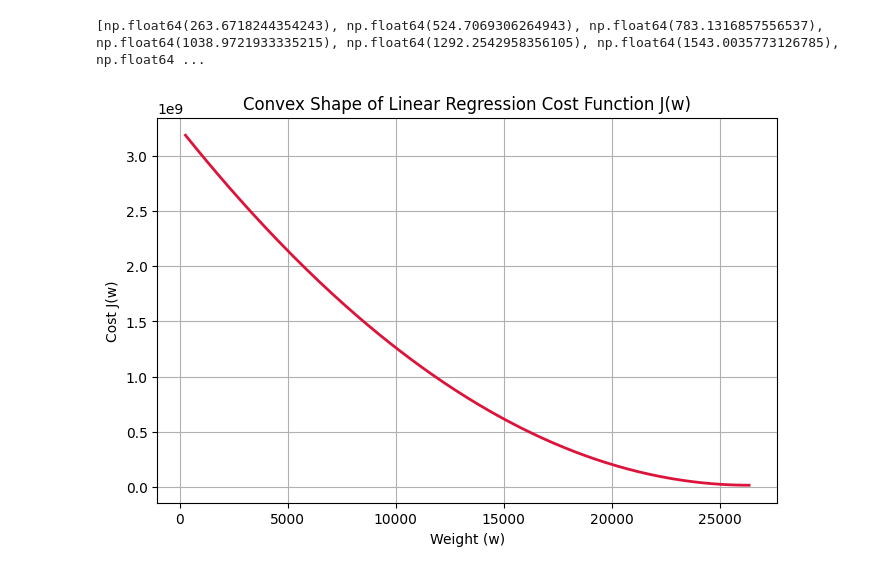
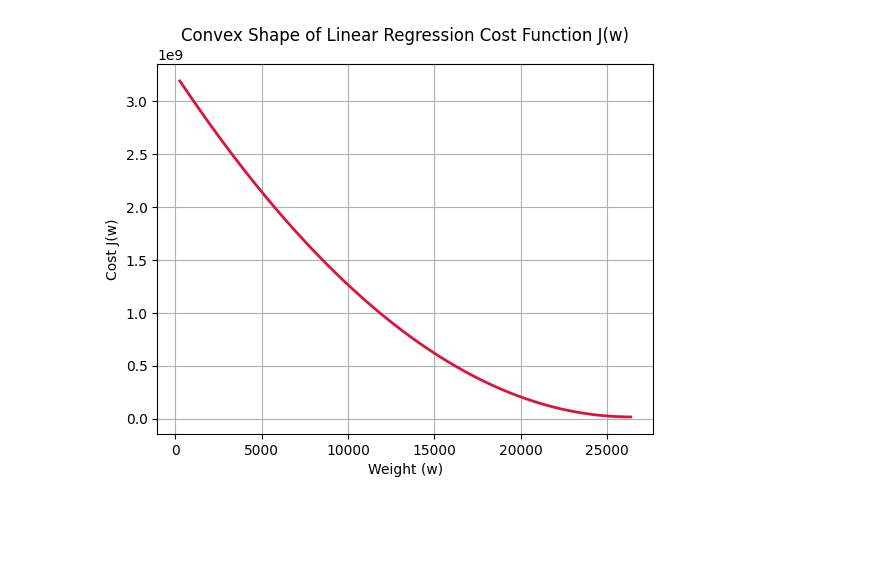
Before and after one commit to sagargor006/ml-algo-from-scratch, a Jupyter notebook: Linear Regression/univariate.ipynb, the cells around one changed output. Saved outputs shown, nothing was run; the diff lists cells and outputs as text; code cells hidden in the pictures; blank space fills up the shorter version.

Commit message:
plots added

```diff
--- a/Linear Regression/univariate.ipynb
+++ b/Linear Regression/univariate.ipynb
@@ -5,4 +4,0 @@ import matplotlib.pyplot as plt
-# %%
-def load_data():
-    data = np.genfromtxt('salary.csv', delimiter=',', skip_header=1)
-    return data[:,0] , data[:,1]
@@ -118,12 +46,10 @@ predict 8 : 101387.5215555621
 # %%
-print(w_history)
-plt.figure(figsize=(8,5))
+# plt.figure(figsize=(8,5))
 plt.plot(w_history, cost_history, color='crimson', linewidth=2)
 plt.title("Convex Shape of Linear Regression Cost Function J(w)")
 plt.xlabel("Weight (w)")
 plt.ylabel("Cost J(w)")
 plt.grid(True)
 plt.show()
 # %% [output]
-[np.float64(263.6718244354243), np.float64(524.7069306264943), np.float64(783.1316857556537), np.float64(1038.9721933335215), np.float64(1292.2542958356105), np.float64(1543.0035773126785), np.float64 ...
-[figure, old version]
+[figure, new version]
```
Also changed, not shown: parts of 9 cells of this notebook, 1 other file.
